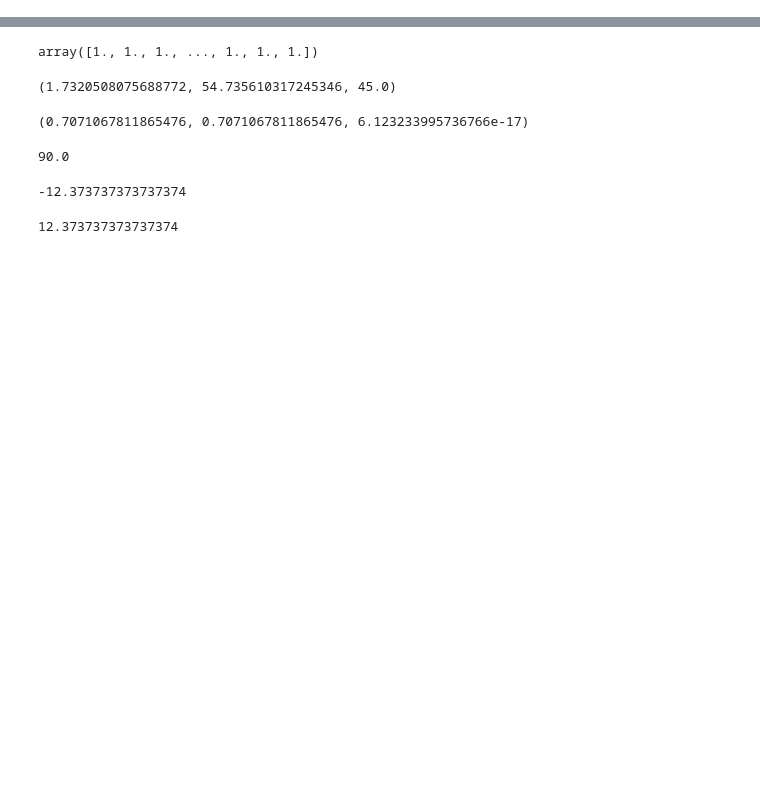
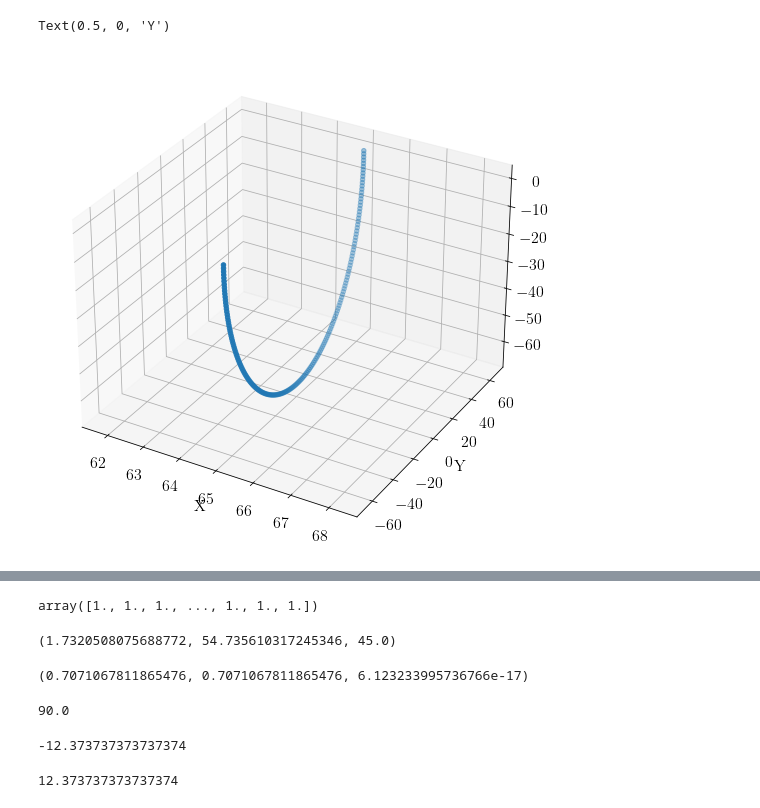
Before and after one commit to jiyongso/jupyter, a Jupyter notebook: collimator image/radial_collimator.ipynb, the cells around one changed output, grey strips where cells are left out. Drawn from its saved outputs; the diff is of its cells as text; code cells hidden in the pictures; blank space fills up the shorter version.

```diff
--- a/collimator image/radial_collimator.ipynb
+++ b/collimator image/radial_collimator.ipynb
@@ -296,3 +372,15 @@ ax.scatter([0.0, xx[0,98]], [0.0,yy[0, 98]], [0.0,zz[0,98]])
+# %%
+nx, ny, nz=calc_rotation()
+fig = plt.figure()
+ax = fig.add_subplot(111, projection='3d')
+
+
+ax.scatter(nx, ny, nz)
+plt.xlabel("X")
+plt.ylabel("Y")
+# %% [output]
+Text(0.5, 0, 'Y')
+[figure, added]
 # %%
 M_theta, M_phi = get_position_on_Rsphere_spherical([450., 450., 0], R_out, YY, ZZ)
 # %% [output]
```
Also changed, not shown: parts of 17 cells of this notebook, 3 other files.
